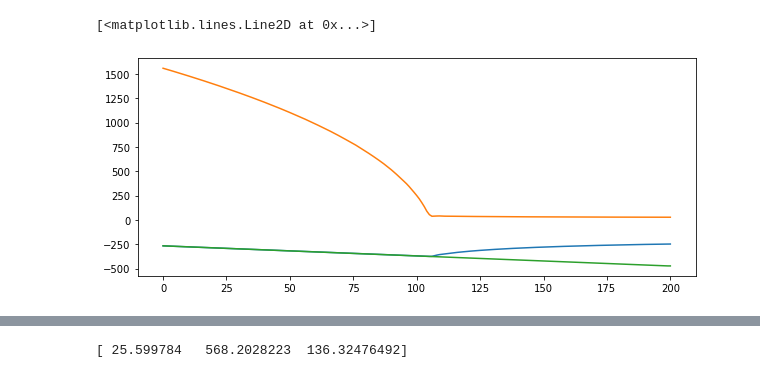
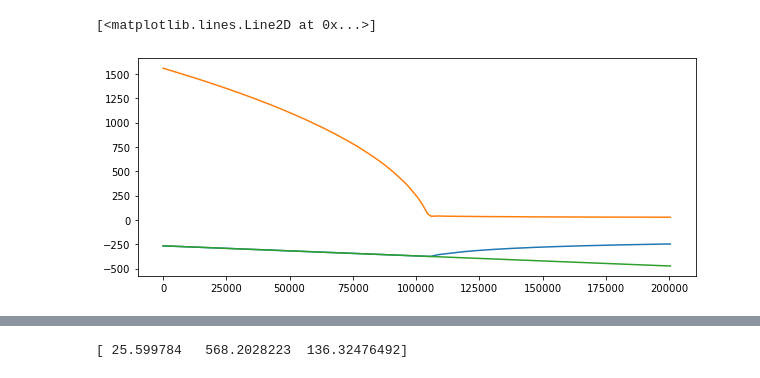
Before and after one commit to henryclara/ContinentalGL, a Jupyter notebook: Interpolation/InterpolateData.ipynb, the cells around one changed output, grey strips where cells are left out. Saved outputs shown, nothing was run; the diff lists cells and outputs as text; code cells hidden in the pictures.

```diff
--- a/Interpolation/InterpolateData.ipynb
+++ b/Interpolation/InterpolateData.ipynb
@@ -10,21 +10,21 @@ import netCDF4 as nc
 # %%
 data = pd.read_csv('/Users/clara.henry/Documents/MISMIP/MISMIP2/DataToInterpolate.csv')
 data = data.sort_values(['Points:0', 'Points:1'])
-data['Points:0'] = data['Points:0']/1000
+data['Points:0'] = data['Points:0']
 data = data.reset_index(drop=True)
-data = data.drop(data[(abs(data['Points:0'] - 1050) > 100.0)].index)
-xi = np.arange(950,1151,1)
+data = data.drop(data[(abs(data['Points:0'] - 1050000) > 100000.0)].index)
+xi = np.arange(950000,1151000,500)
 dataZB = data.drop(data[(data['zb'] == 0.0)].index)
 dataZS = data.drop(data[(data['zs'] == 0.0)].index)
 dataBedrock = data.drop(data[(data['bedrock'] == 0.0)].index)
 interZB = np.interp(xi, dataZB['Points:0'], dataZB['zb'])
 interZS = np.interp(xi, dataZS['Points:0'], dataZS['zs'])
 interBedrock = np.interp(xi, dataBedrock['Points:0'], dataBedrock['bedrock'])
 
 fig, ax = plt.subplots(figsize=(10,4))
-ax.plot(xi-950, interZB)
-ax.plot(xi-950, interZS)
-ax.plot(xi-950, interBedrock)
+ax.plot(xi-950000, interZB)
+ax.plot(xi-950000, interZS)
+ax.plot(xi-950000, interBedrock)
 # %% [output]
 [<matplotlib.lines.Line2D at 0x...>]
-[figure, old version]
+[figure, new version]
```
Also changed, not shown: parts of 9 cells of this notebook, 2 other files.
